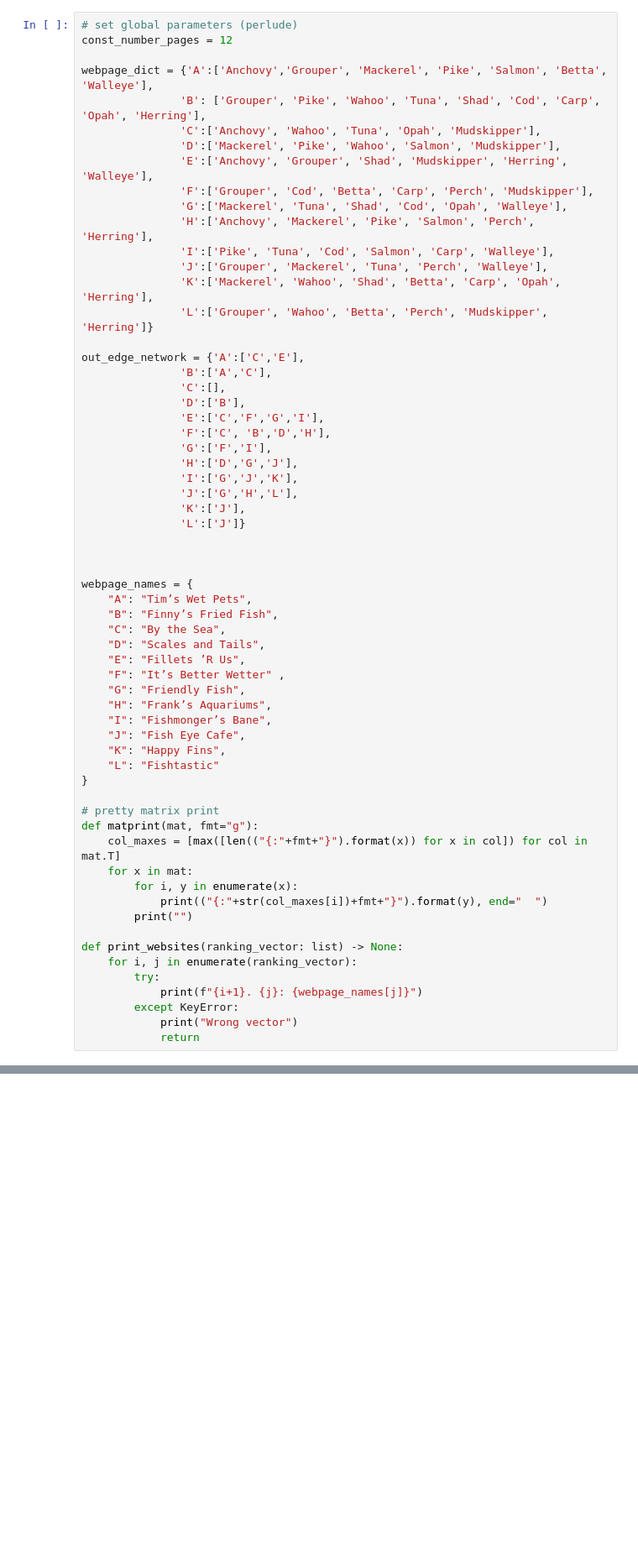
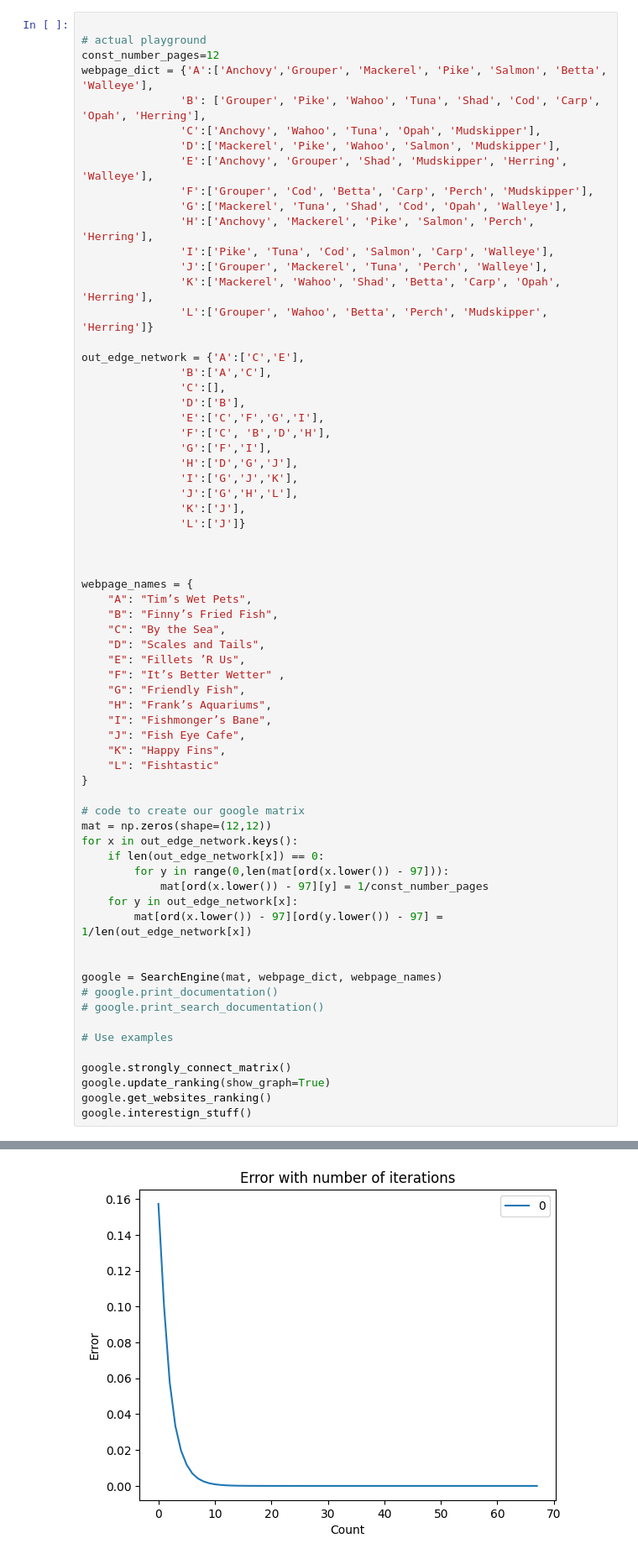
Before and after one commit to ellipse-liu/MAT167-Final, a Jupyter notebook: playground.ipynb, the cells around one changed output, grey strips where cells are left out. Shown: that part at 84% size. Saved outputs shown, nothing was run; the diff lists cells and outputs as text; blank space fills up the shorter version.

Commit message:
Playground

```diff
--- a/playground.ipynb
+++ b/playground.ipynb
@@ -6,7 +356,7 @@ import numpy as np
 # %%
-# set global parameters (perlude)
-const_number_pages = 12
 
+# actual playground
+const_number_pages=12
 webpage_dict = {'A':['Anchovy','Grouper', 'Mackerel', 'Pike', 'Salmon', 'Betta', 'Walleye'],
                'B': ['Grouper', 'Pike', 'Wahoo', 'Tuna', 'Shad', 'Cod', 'Carp', 'Opah', 'Herring'],
                'C':['Anchovy', 'Wahoo', 'Tuna', 'Opah', 'Mudskipper'],
@@ -50,18 +400,24 @@ webpage_names = {
     "L": "Fishtastic"
 }
 
-# pretty matrix print
-def matprint(mat, fmt="g"):
-    col_maxes = [max([len(("{:"+fmt+"}").format(x)) for x in col]) for col in mat.T]
-    for x in mat:
-        for i, y in enumerate(x):
-            print(("{:"+str(col_maxes[i])+fmt+"}").format(y), end="  ")
-        print("")
+# code to create our google matrix
+mat = np.zeros(shape=(12,12))
+for x in out_edge_network.keys():
+    if len(out_edge_network[x]) == 0:
+        for y in range(0,len(mat[ord(x.lower()) - 97])):
+            mat[ord(x.lower()) - 97][y] = 1/const_number_pages
+    for y in out_edge_network[x]:
+        mat[ord(x.lower()) - 97][ord(y.lower()) - 97] = 1/len(out_edge_network[x])
 
-def print_websites(ranking_vector: list) -> None:
-    for i, j in enumerate(ranking_vector):
-        try:
-            print(f"{i+1}. {j}: {webpage_names[j]}")
-        except KeyError:
-            print("Wrong vector")
-            return
+
+google = SearchEngine(mat, webpage_dict, webpage_names)
+# google.print_documentation()
+# google.print_search_documentation()
+
+# Use examples
+
+google.strongly_connect_matrix()
+google.update_ranking(show_graph=True)
+google.get_websites_ranking()
+google.interestign_stuff()
+# %% [output]
@@ -67,0 +440 @@ def print_websites(ranking_vector: list) -> None:
+[figure, added]
```
Also changed, not shown: parts of 6 cells of this notebook, 1 other file.
